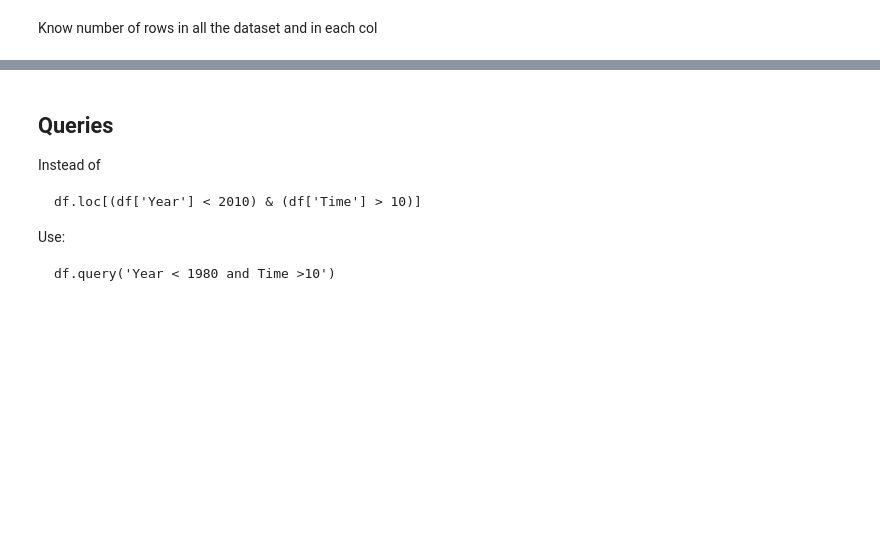
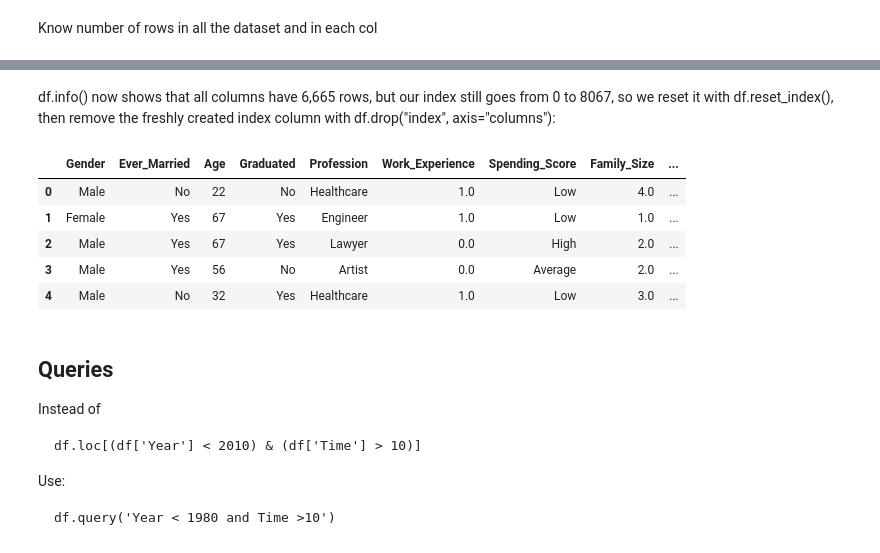
Before and after one commit to adrianatrevinoe/ArtificialInteligenceDocuments, a Jupyter notebook: PandasTips.ipynb, the cells around one changed output, grey strips where cells are left out. Cells and saved outputs as stored; diff of their text form; code cells hidden in the pictures; blank space fills up the shorter version.

```diff
--- a/PandasTips.ipynb
+++ b/PandasTips.ipynb
@@ -73,0 +88,3 @@ df = df.dropna()
+# %%
+df_customer = df_customer.dropna()
+df_customer.info()
@@ -74,3 +108,16 @@ df = df.dropna()
+# %% [markdown]
+df.info() now shows that all columns have 6,665 rows, but our index still goes from 0 to 8067, so we reset it with df.reset_index(), then remove the freshly created index column with df.drop("index", axis="columns"):
+# %%
+df_customer = df_customer.reset_index()
+df_customer = df_customer.drop("index", axis="columns")
+df_customer.head()
+# %% [output]
+|  | Gender | Ever_Married | Age | Graduated | Profession | Work_Experience | Spending_Score | Family_Size | ... |
+| 0 | Male | No | 22 | No | Healthcare | 1.0 | Low | 4.0 | ... |
+| 1 | Female | Yes | 67 | Yes | Engineer | 1.0 | Low | 1.0 | ... |
+| 2 | Male | Yes | 67 | Yes | Lawyer | 0.0 | High | 2.0 | ... |
+| 3 | Male | Yes | 56 | No | Artist | 0.0 | Average | 2.0 | ... |
+| 4 | Male | No | 32 | Yes | Healthcare | 1.0 | Low | 3.0 | ... |
 # %% [markdown]
 ## Queries
 Instead of
```
Also changed, not shown: parts of 7 cells of this notebook.
